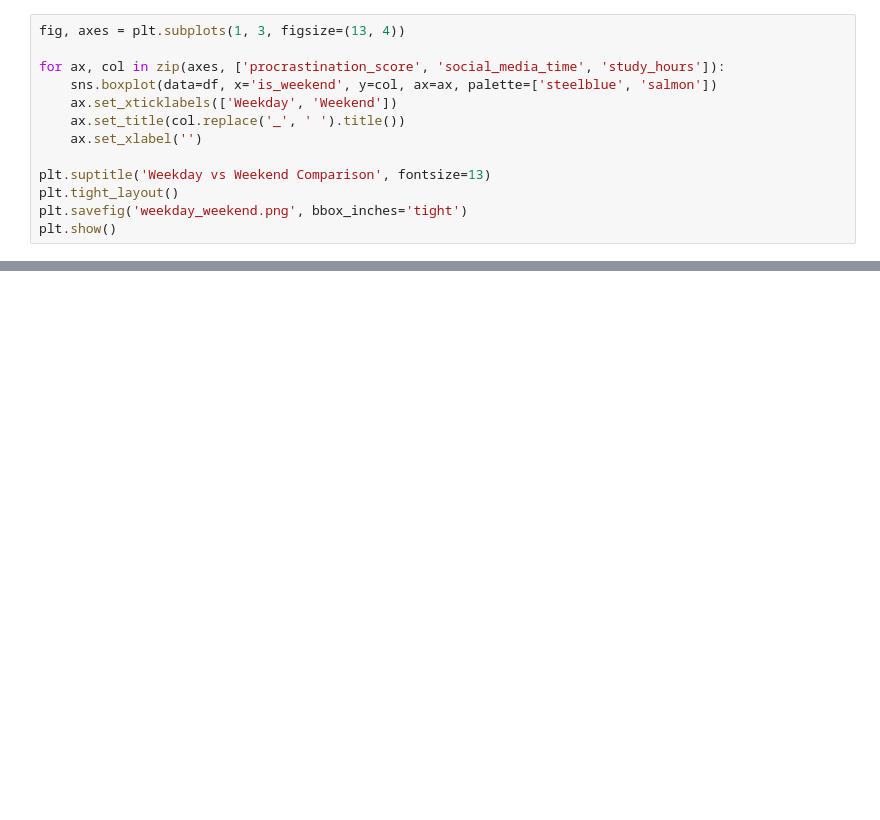
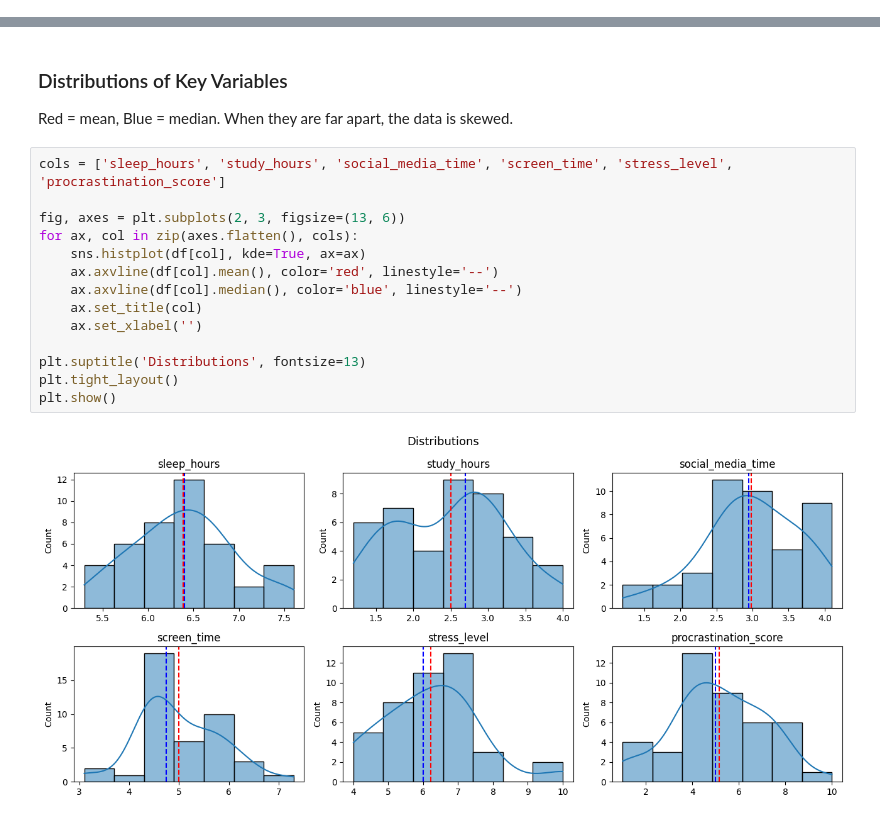
Before and after one commit to JamalHashimzada/jh_sabanci2026, a Jupyter notebook: procrastination_analysis.ipynb, the cells around one changed output, grey strips where cells are left out. Cells and saved outputs as stored; diff of their text form; blank space fills up the shorter version.

```diff
--- a/procrastination_analysis.ipynb
+++ b/procrastination_analysis.ipynb
@@ -120,13 +0,0 @@ plt.show()
-# %%
-fig, axes = plt.subplots(1, 3, figsize=(13, 4))
-
-for ax, col in zip(axes, ['procrastination_score', 'social_media_time', 'study_hours']):
-    sns.boxplot(data=df, x='is_weekend', y=col, ax=ax, palette=['steelblue', 'salmon'])
-    ax.set_xticklabels(['Weekday', 'Weekend'])
-    ax.set_title(col.replace('_', ' ').title())
-    ax.set_xlabel('')
-
-plt.suptitle('Weekday vs Weekend Comparison', fontsize=13)
-plt.tight_layout()
-plt.savefig('weekday_weekend.png', bbox_inches='tight')
-plt.show()
@@ -199,0 +185,20 @@ print(f'Result: {"Reject H0 – significant negative correlation" if p_one < 0.0
+# %% [markdown]
+### Distributions of Key Variables
+
+Red = mean, Blue = median. When they are far apart, the data is skewed.
+# %%
+cols = ['sleep_hours', 'study_hours', 'social_media_time', 'screen_time', 'stress_level', 'procrastination_score']
+
+fig, axes = plt.subplots(2, 3, figsize=(13, 6))
+for ax, col in zip(axes.flatten(), cols):
+    sns.histplot(df[col], kde=True, ax=ax)
+    ax.axvline(df[col].mean(), color='red', linestyle='--')
+    ax.axvline(df[col].median(), color='blue', linestyle='--')
+    ax.set_title(col)
+    ax.set_xlabel('')
+
+plt.suptitle('Distributions', fontsize=13)
+plt.tight_layout()
+plt.show()
+# %% [output]
+[figure, added]
```
Also changed, not shown: parts of 57 cells of this notebook.
